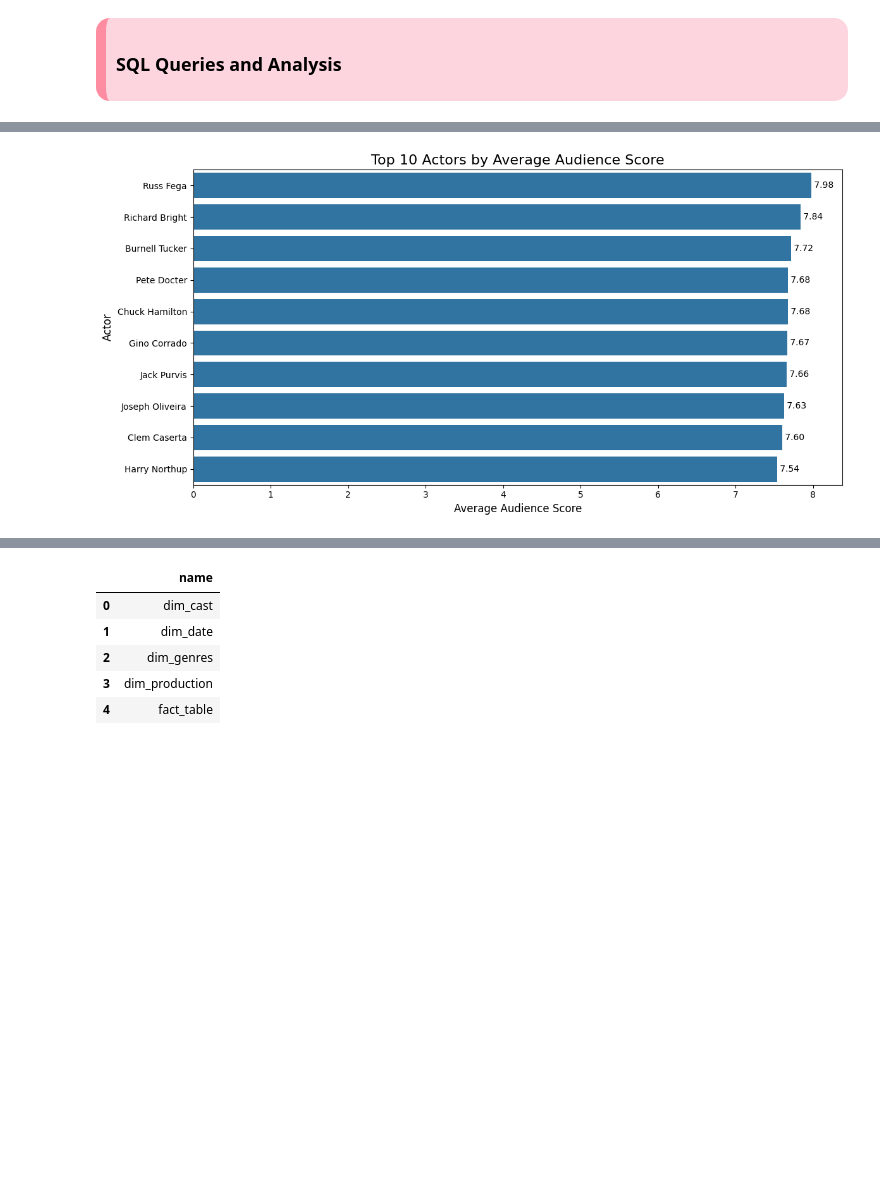
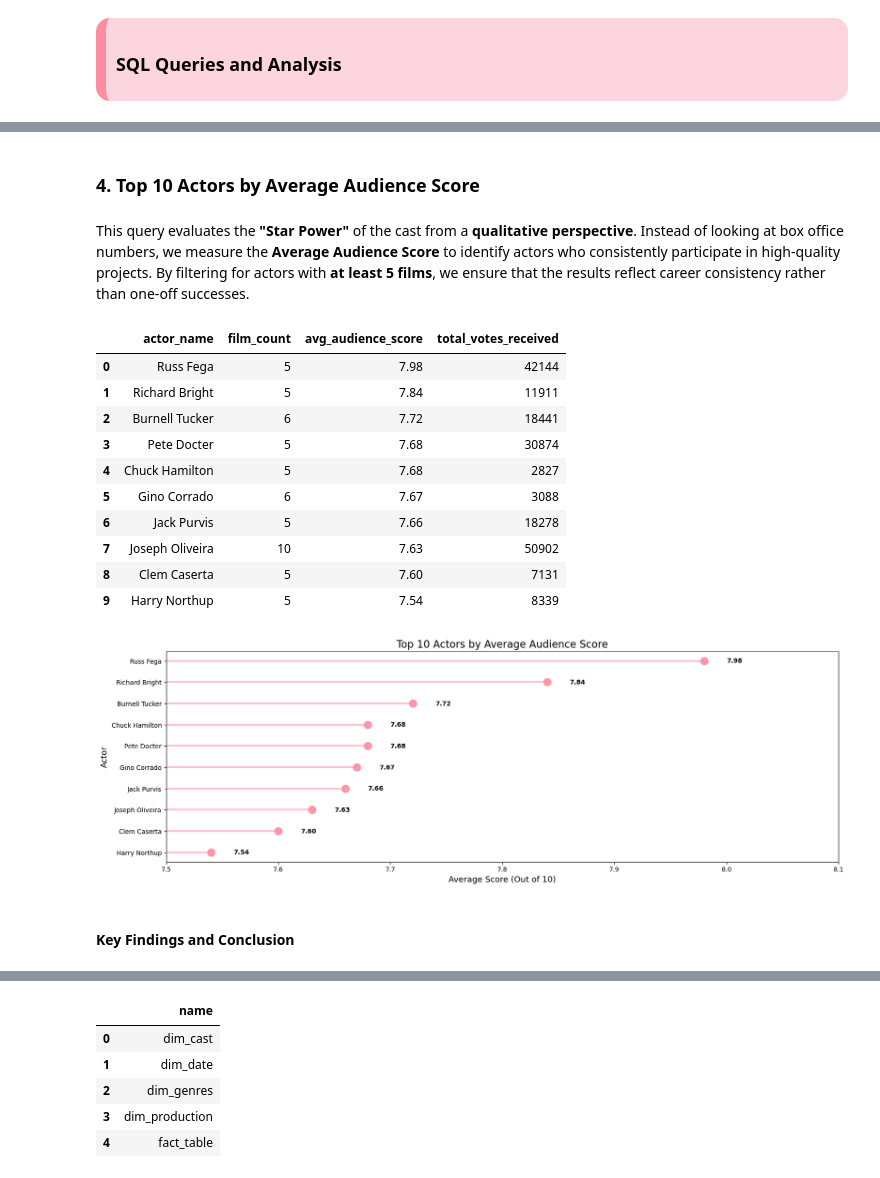
Before and after one commit to CarlotaMarto/Big_Data, a Jupyter notebook: midterm.ipynb, the cells around one changed output, grey strips where cells are left out. Cells and saved outputs as stored; diff of their text form; code cells hidden in the pictures; blank space fills up the shorter version.

```diff
--- a/midterm.ipynb
+++ b/midterm.ipynb
@@ -604,3 +690,8 @@ analisar
+# %% [markdown]
+### **4. Top 10 Actors by Average Audience Score**
+# %% [markdown]
+This query evaluates the **"Star Power"**  of the cast from a **qualitative perspective**.
+Instead of looking at box office numbers, we measure the **Average Audience Score** to identify actors who consistently participate in high-quality projects. By filtering for actors with **at least 5 films**, we ensure that the results reflect career consistency rather than one-off successes.
 # %%
 #Top 10 Actors by Average Audience Score
 query_4 = '''
@@ -612,23 +703,48 @@ SELECT
 FROM fact_table f
 JOIN dim_cast c ON f.movie_id = c.movie_id
 GROUP BY c.actor_name
-HAVING film_count >= 5  -- Filtro para garantir consistência
+HAVING film_count >= 5
 ORDER BY avg_audience_score DESC
 LIMIT 10;'''
+
+display(pd.read_sql_query(query_4, conn))
+# %% [output]
+|  | actor_name | film_count | avg_audience_score | total_votes_received |
+| 0 | Russ Fega | 5 | 7.98 | 42144 |
+| 1 | Richard Bright | 5 | 7.84 | 11911 |
+| 2 | Burnell Tucker | 6 | 7.72 | 18441 |
+| 3 | Pete Docter | 5 | 7.68 | 30874 |
+| 4 | Chuck Hamilton | 5 | 7.68 | 2827 |
+| 5 | Gino Corrado | 6 | 7.67 | 3088 |
+| 6 | Jack Purvis | 5 | 7.66 | 18278 |
+| 7 | Joseph Oliveira | 10 | 7.63 | 50902 |
+| 8 | Clem Caserta | 5 | 7.60 | 7131 |
+| 9 | Harry Northup | 5 | 7.54 | 8339 |
-# %%
-df_cast = pd.read_sql_query(query_4, conn)
-
-plt.figure(figsize=(12, 6))
-ax = sns.barplot(data=df_cast, x='avg_audience_score', y='actor_name')
-
-plt.title('Top 10 Actors by Average Audience Score', fontsize=16)
-plt.xlabel('Average Audience Score', fontsize=12)
-plt.ylabel('Actor', fontsize=12)
-
-for i, value in enumerate(df_cast['avg_audience_score']):
-    ax.text(value, i, f' {value:.2f}', va='center')
-
-plt.tight_layout()
-plt.show()
-# %% [output]
-[figure, removed]
+# %%
+
+df_cast = pd.read_sql_query(query_4, conn)
+
+df_cast = df_cast.sort_values('avg_audience_score', ascending=True)
+
+plt.figure(figsize=(19, 6))
+
+plt.hlines(y=df_cast['actor_name'], xmin=7.5, xmax=df_cast['avg_audience_score'],
+           color='#FF8DA1', alpha=0.5, linewidth=3)
+plt.plot(df_cast['avg_audience_score'], df_cast['actor_name'], "o",
+         markersize=12, color='#FF8DA1', alpha=0.9)
+
+
+for i, value in enumerate(df_cast['avg_audience_score']):
+    plt.text(value + 0.02, i, f'{value:.2f}', va='center', fontweight='bold')
+
+plt.title('Top 10 Actors by Average Audience Score', fontsize=16)
+plt.xlabel('Average Score (Out of 10)', fontsize=13)
+plt.ylabel('Actor', fontsize=13)
+plt.xlim(7.5, 8.1)
+
+plt.tight_layout
+plt.show()
+# %% [output]
+[figure, added]
+# %% [markdown]
+#### **Key Findings and Conclusion**
```
Also changed, not shown: parts of 36 cells of this notebook, 1 other file.
